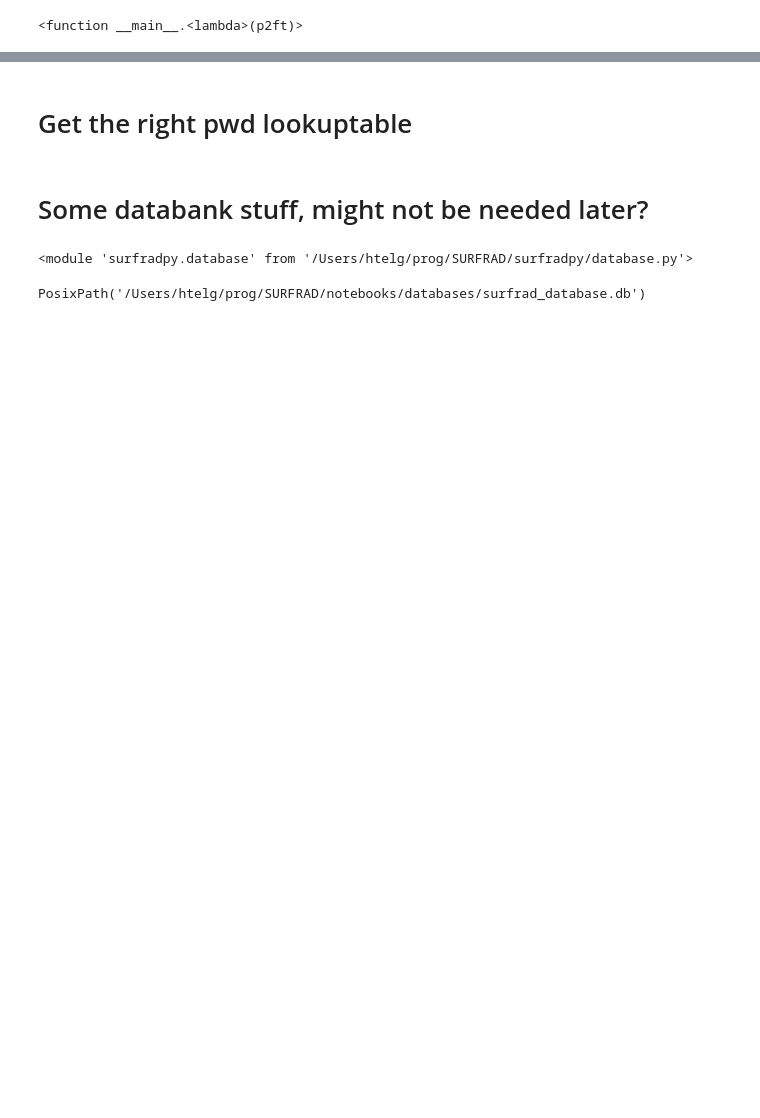
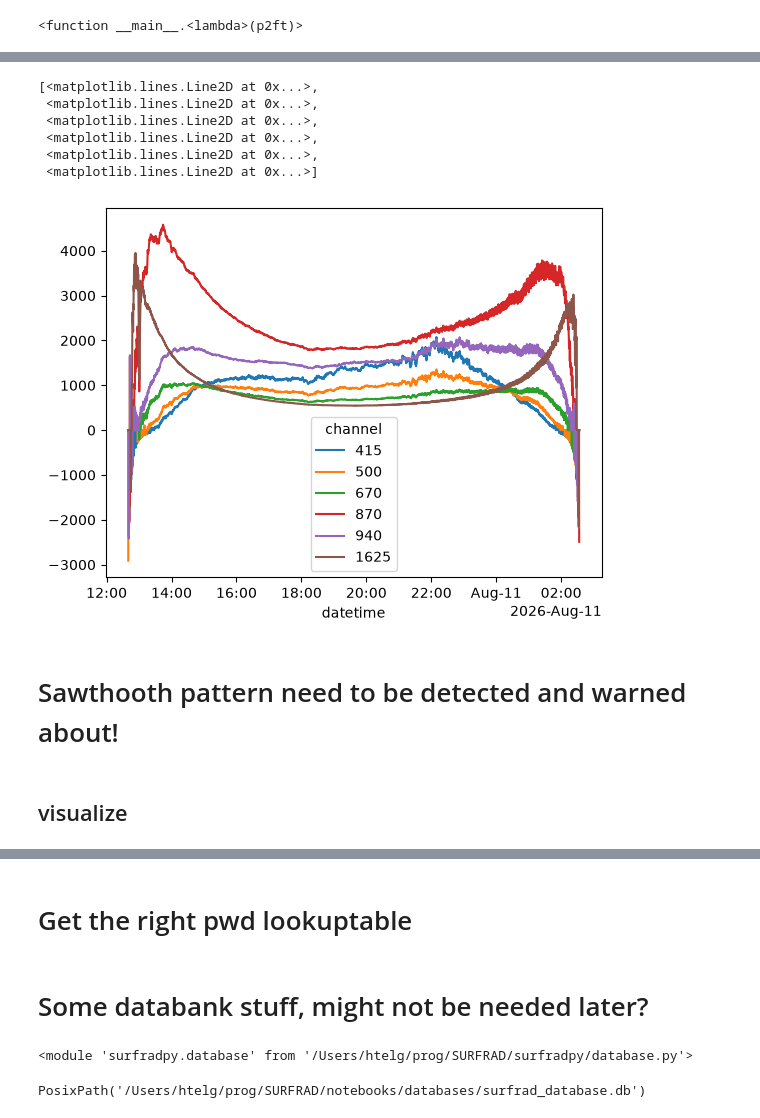
Before and after one commit to hagne/SURFRAD, a Jupyter notebook: notebooks/production/surfrad/mfrsr/langleys.ipynb, the cells around one changed output, grey strips where cells are left out. Cells and saved outputs as stored; diff of their text form; code cells hidden in the pictures; blank space fills up the shorter version.

```diff
--- a/notebooks/production/surfrad/mfrsr/langleys.ipynb
+++ b/notebooks/production/surfrad/mfrsr/langleys.ipynb
@@ -208,2 +124,4 @@ import atmPy.radiation.retrievals.spectral_irradiance as atmspec
 # %%
 out = {}
+# %%
+ds = ds.drop_vars(['solar_azimuth_angle', 'solar_zenith_angle']) # we will need to recalculate to get more solar positions anyway.
@@ -213,0 +159,16 @@ sir = si.direct_normal_irradiation
+# %%
+dst = sir.dataset.direct_normal * sir.sun_position.airmass
+# %%
+dst.plot.line(x = 'datetime')
+# %% [output]
+[<matplotlib.lines.Line2D at 0x...>,
+ <matplotlib.lines.Line2D at 0x...>,
+ <matplotlib.lines.Line2D at 0x...>,
+ <matplotlib.lines.Line2D at 0x...>,
+ <matplotlib.lines.Line2D at 0x...>,
+ <matplotlib.lines.Line2D at 0x...>]
+[figure, added]
+# %% [markdown]
+# Sawthooth pattern need to be detected and warned about!
+# %% [markdown]
+## visualize
```
Also changed, not shown: parts of 104 cells of this notebook, 6 other files.
